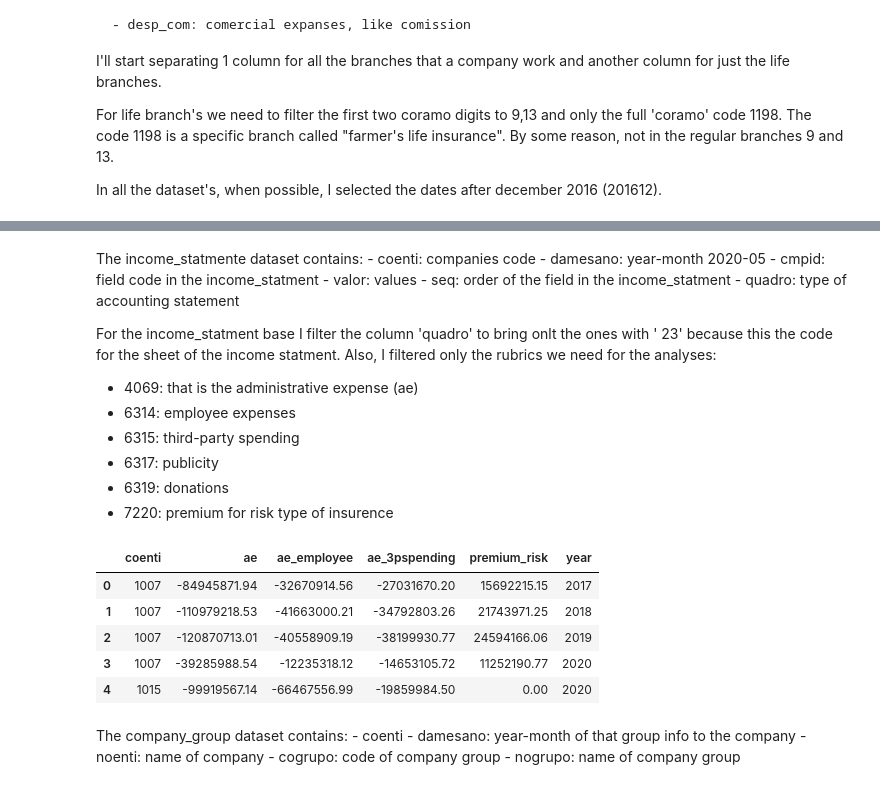
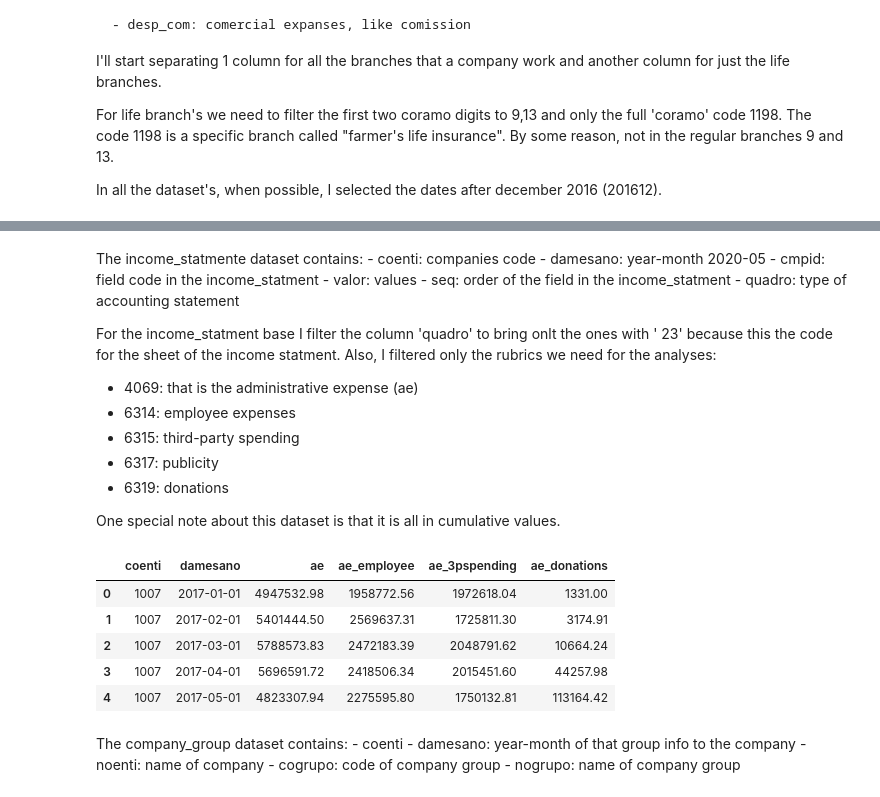
Before and after one commit to Lucas-Correa/Insurance-Market-Changes, a Jupyter notebook: Mercado Segurador.ipynb, the cells around one changed output, grey strips where cells are left out. Saved outputs shown, nothing was run; the diff lists cells and outputs as text; code cells hidden in the pictures.

```diff
--- a/Mercado Segurador.ipynb
+++ b/Mercado Segurador.ipynb
@@ -24,10 +25,10 @@ import datetime
 pd.set_option('display.float_format', lambda x: '%.2f' % x)
 pd.set_option('display.max_rows', None)
 # %%
-path = '/Users/Lucas/Documents/SES-SUSEP/'
+path = '/Users/Lucas/Sicoob/Produtos e Processos de Seguros - Documentos/GERENCIA DE PROCESSOS E PRODUTOS/3. NÚCLEO DE INFORMAÇÕES GERENCIAIS/Estudos/Mercado Segurador/SES-SUSEP/'
 
 #income statments sheet
-income_statment = pd.read_csv(path+'SES_Balanco.csv', ';',decimal =',',dtype={'valor': np.float64})
+companiesData = pd.read_csv(path+'SES_Balanco.csv', ';',decimal =',',dtype={'valor': np.float64})
 
 #companies
 companies = pd.read_csv(path+'SES_cias.csv', ';',encoding='latin-1')
@@ -36,10 +37,12 @@ companies = pd.read_csv(path+'SES_cias.csv', ';',encoding='latin-1')
 fields = pd.read_csv(path+'SES_campos.csv', ';',encoding='latin-1')
 
 #values of prize by branch
-premium = pd.read_csv(path+'Ses_seguros.csv', ';',encoding='latin-1')
+dataBybranch = pd.read_csv(path+'Ses_seguros.csv', ';',encoding='latin-1')
 
 #comanies holdings
-company_goup = pd.read_csv(path+'Ses_grupos_economicos.csv', ';',encoding='latin-1')
+comanies_holdings = pd.read_csv(path+'Ses_grupos_economicos.csv', ';',encoding='latin-1')
+
+foresight = pd.read_csv(path+'Ses_Contrib_Benef.csv',';',encoding='latin-1')
 # %% [markdown]
 ## 2. Exploratory analysis
 
@@ -147,38 +192,43 @@ For the income_statment base I filter the column 'quadro' to bring onlt the ones
  - 6315: third-party spending
  - 6317: publicity
  - 6319: donations
- - 7220: premium for risk type of insurence
+
+One special note about this dataset is that it is all in cumulative values.
 # %%
+income_statment = companiesData.copy()
 income_statment = income_statment[(income_statment['damesano']>201612) &
-                      (income_statment['quadro'] == '23 ') &
-                      (income_statment.cmpid.isin([4069,6314,6315,7220]))
-                     ]
+                                  (income_statment['quadro'] == '23 ') &
+                                  (income_statment.cmpid.isin([4069,6314,6315,6319]))
+                                 ]
+income_statment.valor = income_statment.valor.abs()
 
 # I prefered to work with the income_statment in wide format rather then long, so I converted the data frame.
 income_statment = pd.pivot_table(income_statment, index=['coenti','damesano'],columns='cmpid', values='valor').rename_axis(None, axis=1).reset_index()
 income_statment.rename(columns={4069: "ae",
                 6314: "ae_employee",
                 6315: "ae_3pspending",
                 6317: "ae_publicity",
-                6319: "ae_donations",
-                7220: "premium_risk"}
+                6319: "ae_donations"}
        ,inplace=True )
 
 #filtering the last period of each year
 income_statment ['damesano'] = pd.to_datetime(income_statment['damesano'],format='%Y%m')
 income_statment['year'] = income_statment.damesano.dt.year
-last_is = income_statment.groupby(['coenti','year']).max().reset_index()[['coenti','damesano']]
-income_statment = income_statment.merge(last_is,left_on=['coenti','damesano'],right_on=['coenti','damesano'])
 
-income_statment.drop('damesano',axis=1,inplace=True)
+#tranforming the cumulative values into monthly values
+income_statment_monthly = income_statment.groupby(['coenti','year']).diff().fillna(income_statment).drop('damesano',axis=1)
+income_statment = pd.concat([income_statment[['coenti','damesano']],income_statment_monthly],axis=1)
+
+
+#income_statment.drop('damesano',axis=1,inplace=True)
 income_statment.head()
 # %% [output]
-|  | coenti | ae | ae_employee | ae_3pspending | premium_risk | year |
-| 0 | 1007 | -84945871.94 | -32670914.56 | -27031670.20 | 15692215.15 | 2017 |
-| 1 | 1007 | -110979218.53 | -41663000.21 | -34792803.26 | 21743971.25 | 2018 |
-| 2 | 1007 | -120870713.01 | -40558909.19 | -38199930.77 | 24594166.06 | 2019 |
-| 3 | 1007 | -39285988.54 | -12235318.12 | -14653105.72 | 11252190.77 | 2020 |
-| 4 | 1015 | -99919567.14 | -66467556.99 | -19859984.50 | 0.00 | 2020 |
+|  | coenti | damesano | ae | ae_employee | ae_3pspending | ae_donations |
+| 0 | 1007 | 2017-01-01 | 4947532.98 | 1958772.56 | 1972618.04 | 1331.00 |
+| 1 | 1007 | 2017-02-01 | 5401444.50 | 2569637.31 | 1725811.30 | 3174.91 |
+| 2 | 1007 | 2017-03-01 | 5788573.83 | 2472183.39 | 2048791.62 | 10664.24 |
+| 3 | 1007 | 2017-04-01 | 5696591.72 | 2418506.34 | 2015451.60 | 44257.98 |
+| 4 | 1007 | 2017-05-01 | 4823307.94 | 2275595.80 | 1750132.81 | 113164.42 |
 # %% [markdown]
 The company_group dataset contains:
     - coenti
```
Also changed, not shown: parts of 19 cells of this notebook.
